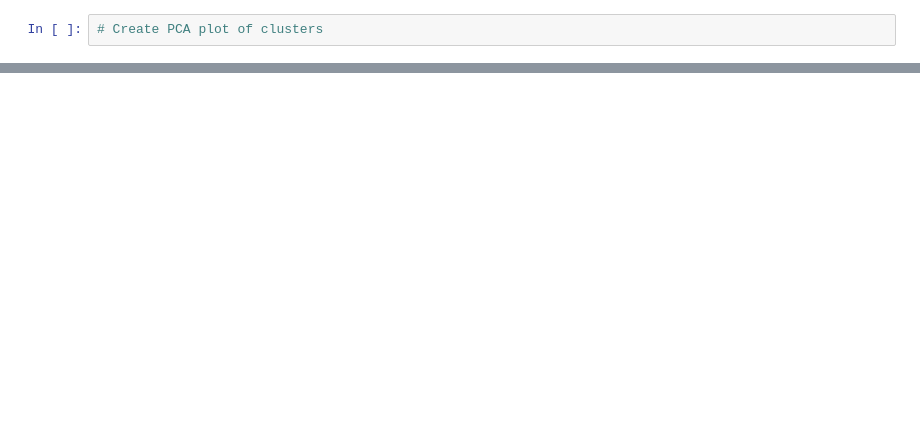
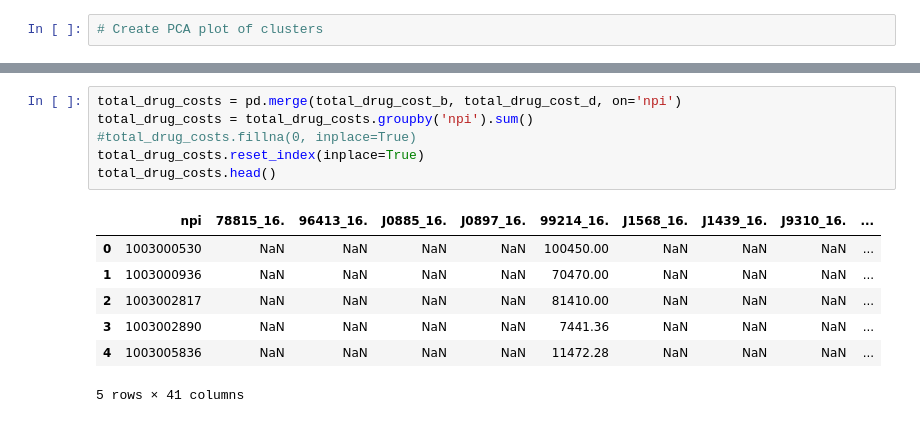
Before and after one commit to m3ngineer/med-mapper, a Jupyter notebook: heme_onc.ipynb, the cells around one changed output, grey strips where cells are left out. Drawn from its saved outputs; the diff is of its cells as text; blank space fills up the shorter version.

```diff
--- a/heme_onc.ipynb
+++ b/heme_onc.ipynb
@@ -95,0 +169,14 @@ KMeans(algorithm='auto', copy_x=True, init='k-means++', max_iter=300,
+# %%
+total_drug_costs = pd.merge(total_drug_cost_b, total_drug_cost_d, on='npi')
+total_drug_costs = total_drug_costs.groupby('npi').sum()
+#total_drug_costs.fillna(0, inplace=True)
+total_drug_costs.reset_index(inplace=True)
+total_drug_costs.head()
+# %% [output]
+|  | npi | 78815_16. | 96413_16. | J0885_16. | J0897_16. | 99214_16. | J1568_16. | J1439_16. | J9310_16. | ... |
+| 0 | 1003000530 | NaN | NaN | NaN | NaN | 100450.00 | NaN | NaN | NaN | ... |
+| 1 | 1003000936 | NaN | NaN | NaN | NaN | 70470.00 | NaN | NaN | NaN | ... |
+| 2 | 1003002817 | NaN | NaN | NaN | NaN | 81410.00 | NaN | NaN | NaN | ... |
+| 3 | 1003002890 | NaN | NaN | NaN | NaN | 7441.36 | NaN | NaN | NaN | ... |
+| 4 | 1003005836 | NaN | NaN | NaN | NaN | 11472.28 | NaN | NaN | NaN | ... |
+5 rows × 41 columns
```
Also changed, not shown: parts of 47 cells of this notebook, 5 other files.
